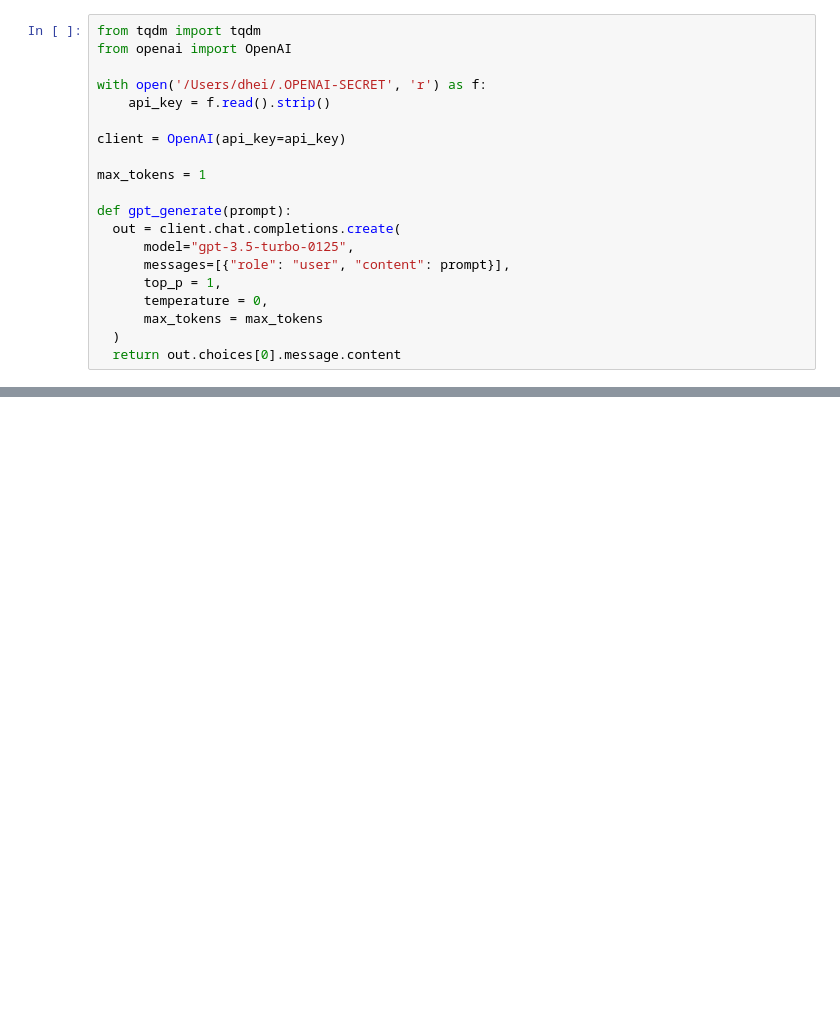
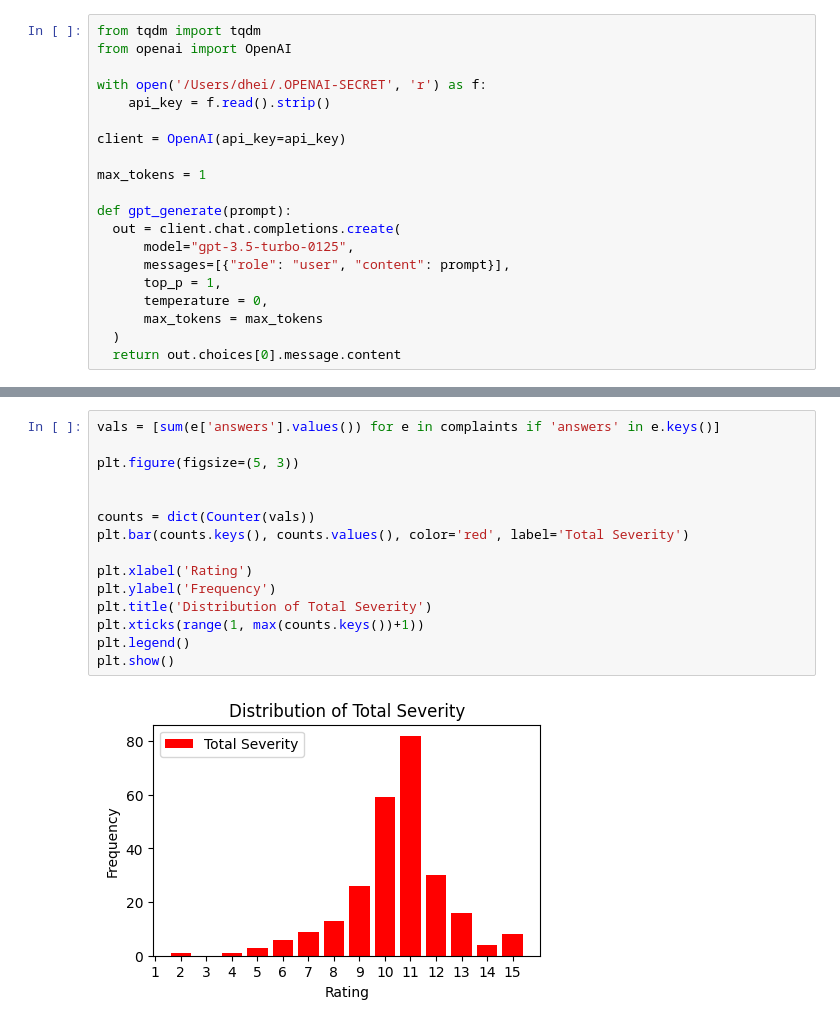
Before and after one commit to davidheineman/epa, a Jupyter notebook: epa/epa_scraper.ipynb, the cells around one changed output, grey strips where cells are left out. Drawn from its saved outputs; the diff is of its cells as text; blank space fills up the shorter version.

```diff
--- a/epa/epa_scraper.ipynb
+++ b/epa/epa_scraper.ipynb
@@ -237,0 +284,17 @@ My neighbors  burn their trash. A few times a week i get to walk outside and cho
+# %%
+vals = [sum(e['answers'].values()) for e in complaints if 'answers' in e.keys()]
+
+plt.figure(figsize=(5, 3))
+
+
+counts = dict(Counter(vals))
+plt.bar(counts.keys(), counts.values(), color='red', label='Total Severity')
+
+plt.xlabel('Rating')
+plt.ylabel('Frequency')
+plt.title('Distribution of Total Severity')
+plt.xticks(range(1, max(counts.keys())+1))
+plt.legend()
+plt.show()
+# %% [output]
+[figure, added]
```
Also changed, not shown: parts of 8 cells of this notebook.
